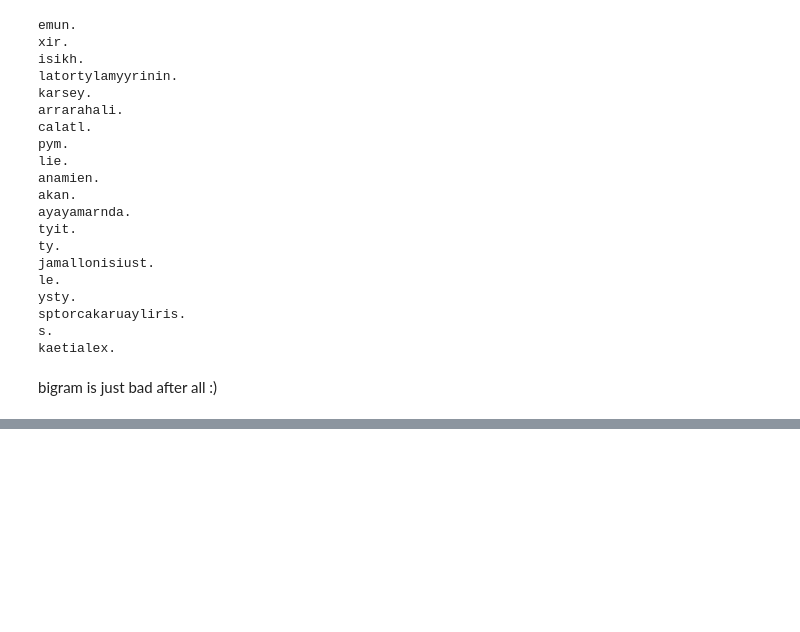
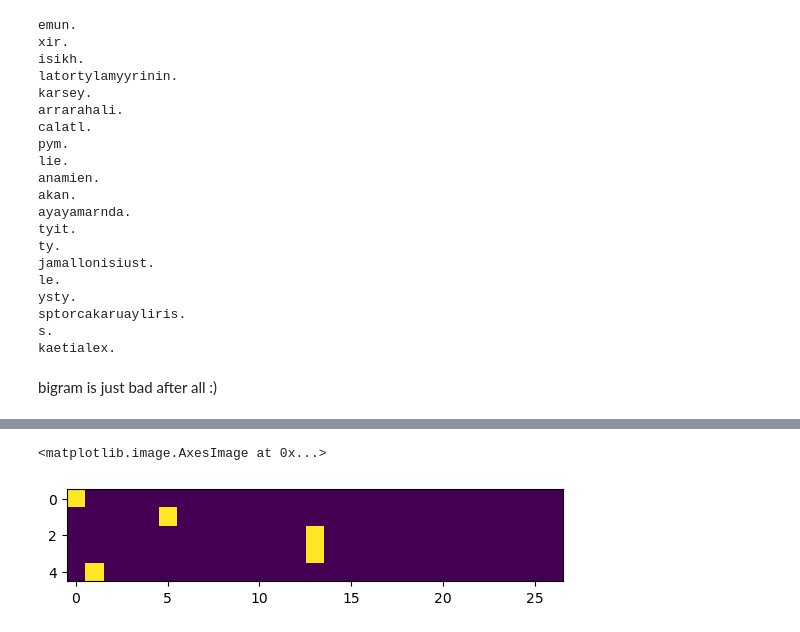
Before and after one commit to UMCai/Spoon-Knife, a Jupyter notebook: NN_zero2hero tutorial/build_makemore_1.ipynb, the cells around one changed output, grey strips where cells are left out. Cells and saved outputs as stored; diff of their text form; code cells hidden in the pictures; blank space fills up the shorter version.

```diff
--- a/NN_zero2hero tutorial/build_makemore_1.ipynb
+++ b/NN_zero2hero tutorial/build_makemore_1.ipynb
@@ -146,0 +149,24 @@ bigram is just bad after all :)
+# %%
+# create the training set
+import torch
+import matplotlib.pyplot as plt
+%matplotlib inline
+import torch.nn.functional as F
+words = open('names.txt', 'r').read().splitlines()
+words[:10], len(words)
+chars = sorted(list(set(''.join(words))))
+stoi = {s:i+1 for i,s in enumerate(chars)}
+stoi['.'] = 0
+itos = {i:s for s,i in stoi.items()}
+
+xs, ys = [], []
+for w in words[:]:
+    chs = ['.'] + list(w) + ['.']
+    for ch1, ch2 in zip(chs,chs[1:]):
+        ix1 = stoi[ch1]
+        ix2 = stoi[ch2]
+        xs.append(ix1)
+        ys.append(ix2)
+
+xs = torch.tensor(xs)
+ys = torch.tensor(ys)
@@ -146,0 +175,10 @@ bigram is just bad after all :)
+# %%
+W = torch.randn((27,27), requires_grad=True)
+# forward pass
+xenc = F.one_hot(xs, num_classes=27).float()
+logits = xenc @ W
+counts = logits.exp()
+probs = counts/counts.sum(1, keepdim = True)
+
+# loss
+loss = -probs[torch.arange(5), ys].log().mean()
@@ -146,0 +212,5 @@ bigram is just bad after all :)
+# %%
+plt.imshow(xenc)
+# %% [output]
+<matplotlib.image.AxesImage at 0x...>
+[figure, added]
```
Also changed, not shown: parts of 5 cells of this notebook.
